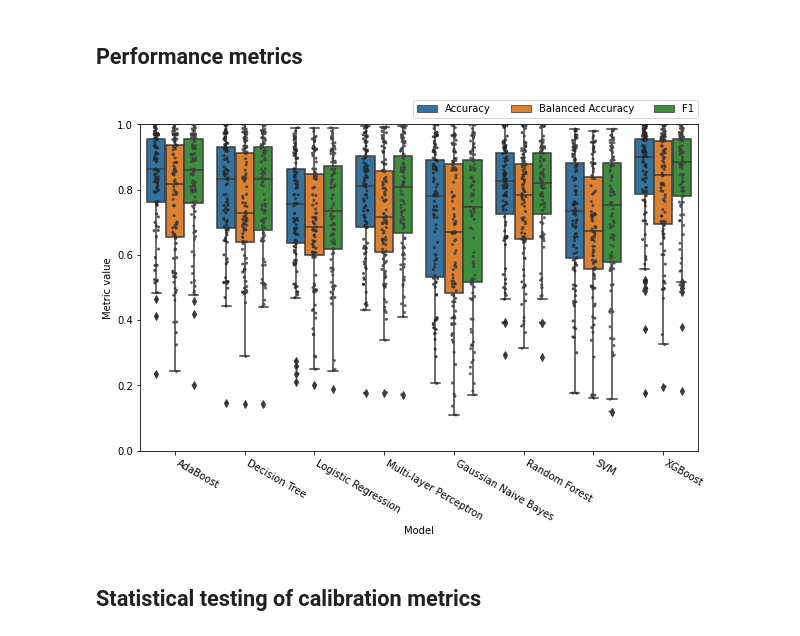
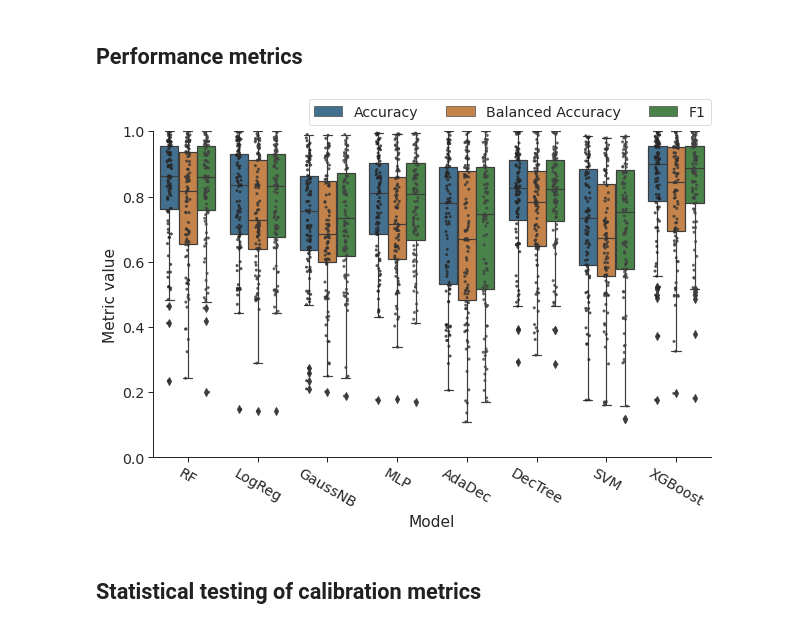
Before and after one commit to MaximLippeveld/riverreliability, a Jupyter notebook: experiments/compare_metrics_over_datasets.ipynb, the cells around one changed output. Drawn from its saved outputs; the diff is of its cells as text; code cells hidden in the pictures.

Commit message:
Update plots + final paper figures

```diff
--- a/experiments/compare_metrics_over_datasets.ipynb
+++ b/experiments/compare_metrics_over_datasets.ipynb
@@ -523,5 +547,11 @@ dump(df, "raw_prob_df.dat")
 # %%
-grid = seaborn.FacetGrid(data=melted_df, col="model_id", row="binning", hue="variable", margin_titles=True)
+seaborn.set_context("paper", font_scale=1.6)
+seaborn.set_style("ticks")
+
+grid = seaborn.FacetGrid(data=melted_df, col="Model", row="Binning", hue="Metric", margin_titles=True)
 grid.map_dataframe(seaborn.lineplot, x="n_bins", y="value")
+grid.set_titles(col_template="{col_name}", row_template="{row_name}")
 grid.add_legend()
+grid.set_axis_labels("# bins", "Metric value")
+plt.savefig("plots/binning_schemes.pdf", bbox_inches="tight")
 # %% [output]
@@ -546,0 +594,12 @@ df.head()
+# %%
+melted_df = pandas.melt(binning_df[binning_df["task_id"].isin(tasks)], id_vars=["model_id", "task_id", "n_bins", "binning"], value_vars=["PEACE", "ECE", "Balanced ECE"])
+melted_df.columns = ["Model", "task_id", "n_bins", "Binning", "Metric", "value"]
+
+seaborn.set_context("paper", font_scale=1.6)
+seaborn.set_style("ticks")
+
+grid = seaborn.FacetGrid(data=melted_df, col="Model", row="Binning", hue="Metric", margin_titles=True)
+grid.map_dataframe(seaborn.lineplot, x="n_bins", y="value")
+grid.add_legend()
+grid.set_axis_labels("# bins", "Metric value")
+plt.savefig("plots/binning_schemes.pdf", bbox_inches="tight")
@@ -546,0 +608,12 @@ df.head()
+# %%
+melted_df = pandas.melt(binning_df[~binning_df["task_id"].isin(tasks)], id_vars=["model_id", "task_id", "n_bins", "binning"], value_vars=["PEACE", "ECE", "Balanced ECE"])
+melted_df.columns = ["Model", "task_id", "n_bins", "Binning", "Metric", "value"]
+
+seaborn.set_context("paper", font_scale=1.6)
+seaborn.set_style("ticks")
+
+grid = seaborn.FacetGrid(data=melted_df, col="Model", row="Binning", hue="Metric", margin_titles=True)
+grid.map_dataframe(seaborn.lineplot, x="n_bins", y="value")
+grid.add_legend()
+grid.set_axis_labels("# bins", "Metric value")
+plt.savefig("plots/binning_schemes.pdf", bbox_inches="tight")
@@ -547,5 +622,5 @@ df.head()
 # %%
-df = df[(df["binning"] == "equal-count") & (df["n_bins"] == 25)].drop(columns=["binning", "n_bins"])
+df = binning_df[(binning_df["binning"] == "equal-count") & (binning_df["n_bins"] == 30)].drop(columns=["binning", "n_bins"])
 # %%
 long_df = get_longform(df, subject_cols=["model_id", "task_id"])
 long_df.head()
@@ -559,27 +634,30 @@ long_df.head()
 # %% [markdown]
 ## Performance metrics
 # %%
+seaborn.set_context("paper", font_scale=1.6)
+seaborn.set_style("ticks")
+
 fig, ax = plt.subplots(figsize=(10, 6))
 seaborn.boxplot(
     data=long_df[long_df["variable"].isin(["Accuracy", "Balanced Accuracy", "F1"])],
-    x="model_id", y="value", hue="variable", saturation=.7, ax=ax
+    x="model_id", y="value", hue="variable", saturation=.5, ax=ax
 )
 seaborn.stripplot(
     data=long_df[long_df["variable"].isin(["Accuracy", "Balanced Accuracy", "F1"])],
     x="model_id", y="value", hue="variable", dodge=True, color=".25", s=3, alpha=.8, ax=ax
 )
 handles, labels = ax.get_legend_handles_labels()
 ax.set_xlabel("Model")
 ax.set_ylabel("Metric value")
 ax.set_ylim(0, 1)
-ax.set_xticklabels(
-    ["AdaBoost", "Decision Tree", "Logistic Regression", "Multi-layer Perceptron", "Gaussian Naive Bayes", "Random Forest", "SVM", "XGBoost"],
-    rotation=-30, ha="left")
+ax.set_xticklabels(ax.get_xticklabels(), rotation=-30, ha="center")
+
+seaborn.despine(fig)
 
 plt.legend(handles[:3], labels[:3], bbox_to_anchor=(0., 1.02, 1., .102), loc='lower right',
            ncol=3, borderaxespad=0.)
 plt.savefig("plots/performance.pdf", bbox_inches="tight")
 # %% [output]
-[figure, old version]
+[figure, new version]
 # %% [markdown]
 ## Statistical testing of calibration metrics
```
Also changed, not shown: parts of 30 cells of this notebook, 3 other files.
